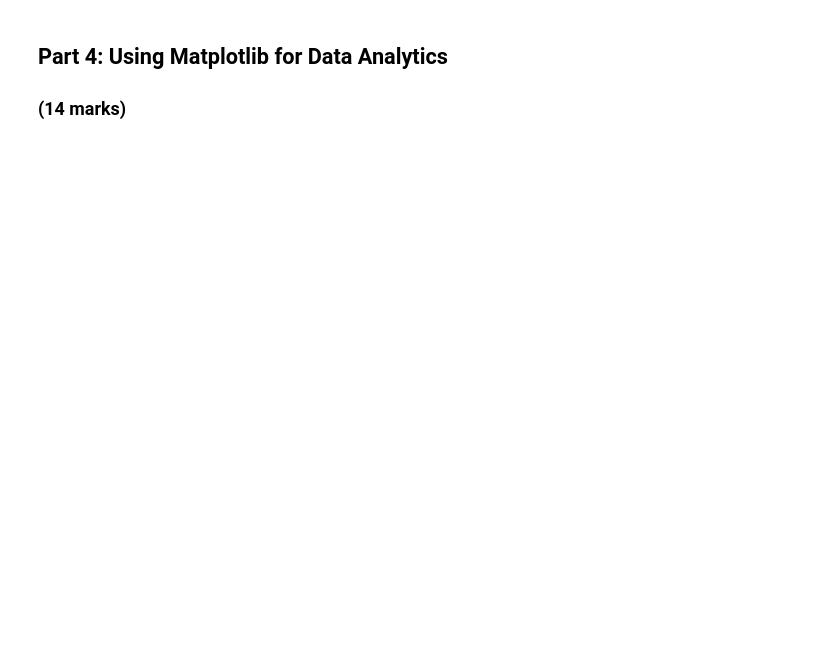
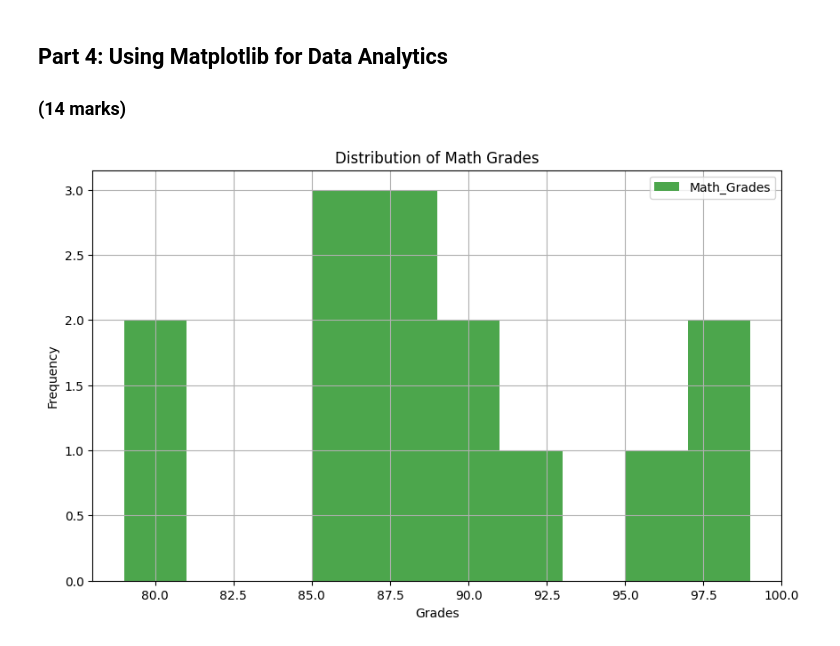
Before and after one commit to ZohrehMejrisazanoosi/engg680_2024_fall, a Jupyter notebook: Lab_Assignment1/StudentGradeManagementSystem.ipynb, the cells around one changed output. Drawn from its saved outputs; the diff is of its cells as text; code cells hidden in the pictures; blank space fills up the shorter version.

```diff
--- a/Lab_Assignment1/StudentGradeManagementSystem.ipynb
+++ b/Lab_Assignment1/StudentGradeManagementSystem.ipynb
@@ -426,27 +446,36 @@ print(Highest_GPA_Students)
 # %%
 # Let's use matplotlib to display a histogram of the grades distribution
 # Histograms are useful for seeing the distribution of the students grades
 
-plt.figure(figsize=(10, 6))
-plt.hist(df_studentGrades['englishGrade'], bins=10, alpha=0.7, label='English Grades', color='blue')
+#plt.figure(figsize=(10, 6))
+#plt.hist(df_studentGrades['englishGrade'], bins=10, alpha=0.7, label='English Grades', color='blue')
 
 # Step 1: Use the line above as reference to create a histogram for the math grades
 # (1 mark)
-#
+# Creating a histogram for Math grades
+plt.figure(figsize=(10, 6))
+plt.hist(df_studentGrades['mathGrade'], bins=10, alpha=0.7, label='Math_Grades', color='green')
+
+# Adding labels and title
+plt.title('Distribution of Math Grades')
+plt.xlabel('Grades')
+plt.ylabel('Frequency')
 
 # Step 2: Ensure that your plot is descriptive, so use labels (x and y axis), a title, and a legend.
 # Hint: Use the matplotlib .legend(loc='<location>') to add and place the legend.
 # You can use 'upper left', 'upper right', 'lower left', and 'lower right' to specify the location.
 # (4 marks)
-#
+plt.legend(loc='upper right')
 plt.grid(True)
 
 # Step 3: Use the .savefig('<image_title>'.png) to output an image file of the histogram.
 # Please be sure to use a descriptive title!
 # (1 mark)
 #
-
+plt.savefig("Math_Grades_Distribution.png", transparent=True)
 plt.show()
+# %% [output]
+[figure, added]
 # %%
 # Let's also use matplotlib to display a scatter plot of English vs. Math grades
 # Scatter plots are useful for seeing the relationship between two variables
```
Also changed, not shown: parts of 7 cells of this notebook.
